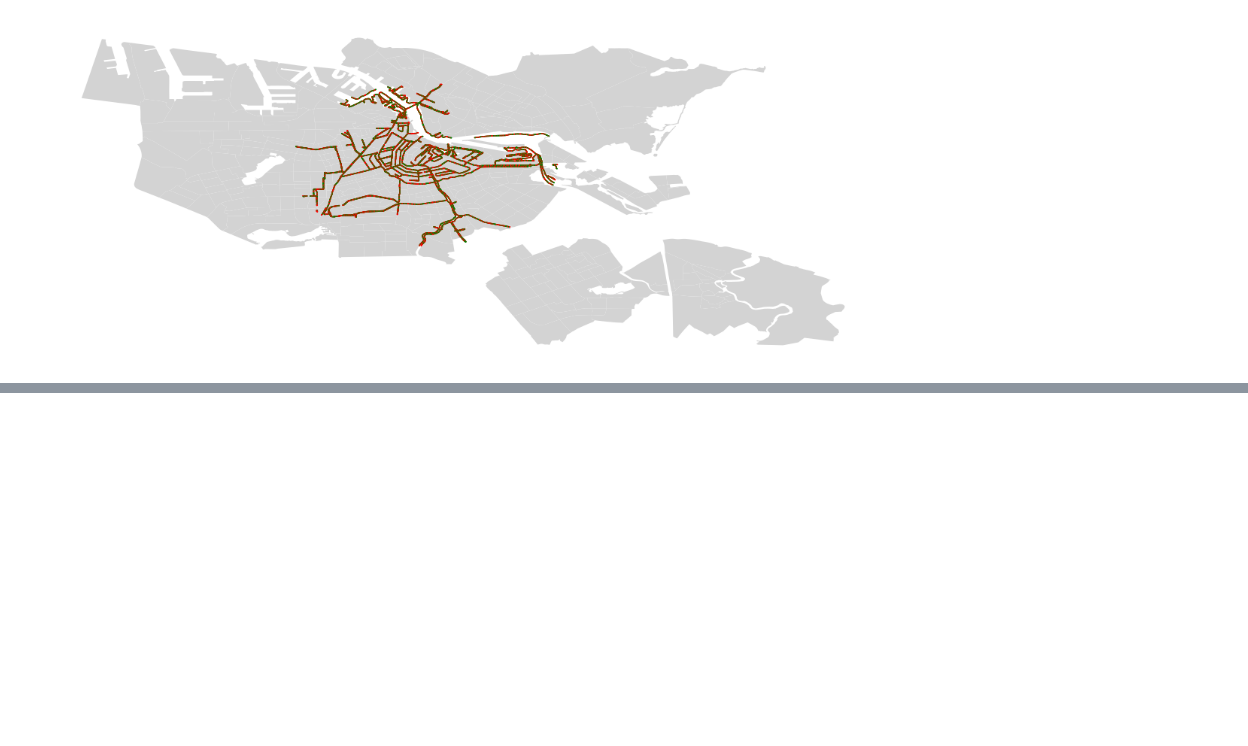
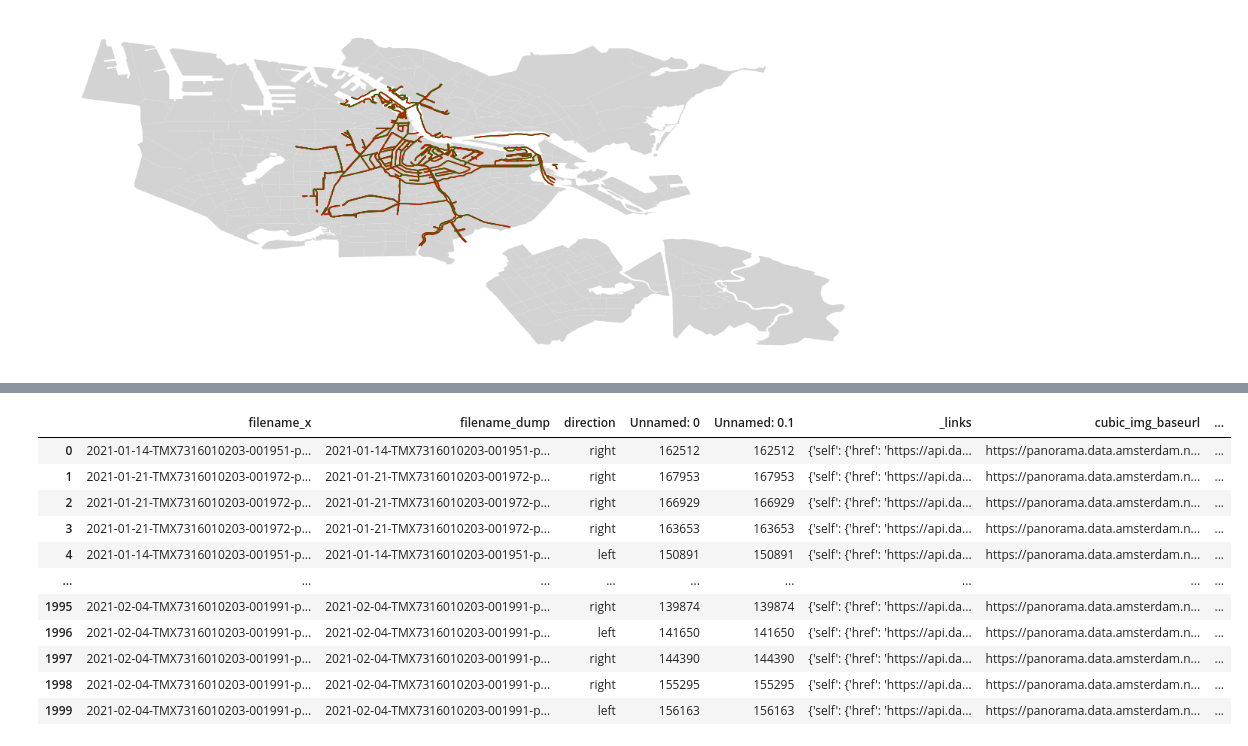
Before and after one commit to Amsterdam-Internships/Fence-Detection, a Jupyter notebook: notebooks/test-geopandas.ipynb, the cells around one changed output, grey strips where cells are left out. Cells and saved outputs as stored; diff of their text form; code cells hidden in the pictures; blank space fills up the shorter version.

```diff
--- a/notebooks/test-geopandas.ipynb
+++ b/notebooks/test-geopandas.ipynb
@@ -38,0 +43,3 @@ plt.show()
+# %%
+metadata = pd.DataFrame(os.listdir(os.path.join('..', 'data', 'fences-quays', 'images')), columns=['filename'])
+print(len(os.listdir(os.path.join('..', 'data', 'fences-quays', 'images'))))
@@ -38,0 +88,2 @@ plt.show()
+# %%
+metadata = metadata.merge(alldata, on='filename_dump')
@@ -38,0 +125,6 @@ plt.show()
+# %%
+def f(x, y):
+    return x.distance(y)
+
+for i, point in zip(metadata.location[metadata.Buurtcode == ''].index, metadata.location[metadata.Buurtcode == '']):
+    metadata['Buurtcode'].iloc[i] = gdf.iloc[gdf.geometry.apply(lambda x: f(x, point)).argmin()].Buurtcode
@@ -38,0 +163,8 @@ plt.show()
+# %%
+fpath = os.path.join('..', 'data', 'fences-quays', 'annotations', 'batch-json', 'annotations-6px-batch-1.json')
+
+with open(fpath, 'r') as f:
+    data = json.load(f)
+
+print(len(data['images']))
+print(len(set([ann['image_id'] for ann in data['annotations']])))
@@ -38,0 +192,53 @@ plt.show()
+# %%
+metadata = pd.DataFrame(os.listdir(os.path.join('..', 'data', 'fences-quays', 'images')), columns=['filename'])
+
+def f(x):
+    return f'{x[:-6]}{x[-4:]}'
+
+metadata['filename_dump'] = metadata['filename'].apply(f)
+
+def f(x):
+    if '-r' in x:
+        return 'right'
+    elif '-l' in x:
+        return 'left'
+
+metadata['direction'] = metadata['filename'].apply(f)
+
+alldata = pd.read_csv(os.path.join('..', 'data', '15000-water-images', 'metadata_with_new_filenames.csv'))
+
+def f(x):
+    return x.replace('-equirectangular-panorama_8000.jpg', '.jpg')
+
+alldata['filename_dump'] = alldata['filename_dump'].apply(f)
+
+metadata = metadata.merge(alldata, on='filename_dump')
+
+from shapely.geometry import Point
+
+def f(x, y):
+    return Point(x, y)
+
+metadata['location'] = metadata.apply(lambda x: f(x.lng, x.lat), axis=1)
+metadata = metadata.drop(['lng', 'lat'], axis=1)
+
+metadata['Buurtcode'] = ''
+
+for i, polygon in enumerate(gdf['geometry']):
+    booleans = gdp.GeoSeries(metadata['location']).within(polygon)
+
+    if len(booleans.value_counts()) > 1:
+        buurtcode = gdf['Buurtcode'].iloc[i]
+        idxs = booleans.index[booleans == True].tolist()
+        metadata['Buurtcode'][idxs] = buurtcode
+
+def f(x, y):
+    return x.distance(y)
+
+for i, point in zip(metadata.location[metadata.Buurtcode == ''].index, metadata.location[metadata.Buurtcode == '']):
+    metadata['Buurtcode'].iloc[i] = gdf.iloc[gdf.geometry.apply(lambda x: f(x, point)).argmin()].Buurtcode
+
+metadata = metadata.merge(gdf, on='Buurtcode')
+
+metadata
+# %% [output]
@@ -38,0 +262,12 @@ plt.show()
+|  | filename_x | filename_dump | direction | Unnamed: 0 | Unnamed: 0.1 | _links | cubic_img_baseurl | ... |
+| 0 | 2021-01-14-TMX7316010203-001951-p... | 2021-01-14-TMX7316010203-001951-p... | right | 162512 | 162512 | {'self': {'href': 'https://api.da... | https://panorama.data.amsterdam.n... | ... |
+| 1 | 2021-01-21-TMX7316010203-001972-p... | 2021-01-21-TMX7316010203-001972-p... | right | 167953 | 167953 | {'self': {'href': 'https://api.da... | https://panorama.data.amsterdam.n... | ... |
+| 2 | 2021-01-21-TMX7316010203-001972-p... | 2021-01-21-TMX7316010203-001972-p... | right | 166929 | 166929 | {'self': {'href': 'https://api.da... | https://panorama.data.amsterdam.n... | ... |
+| 3 | 2021-01-21-TMX7316010203-001972-p... | 2021-01-21-TMX7316010203-001972-p... | right | 163653 | 163653 | {'self': {'href': 'https://api.da... | https://panorama.data.amsterdam.n... | ... |
+| 4 | 2021-01-14-TMX7316010203-001951-p... | 2021-01-14-TMX7316010203-001951-p... | left | 150891 | 150891 | {'self': {'href': 'https://api.da... | https://panorama.data.amsterdam.n... | ... |
+| ... | ... | ... | ... | ... | ... | ... | ... | ... |
+| 1995 | 2021-02-04-TMX7316010203-001991-p... | 2021-02-04-TMX7316010203-001991-p... | right | 139874 | 139874 | {'self': {'href': 'https://api.da... | https://panorama.data.amsterdam.n... | ... |
+| 1996 | 2021-02-04-TMX7316010203-001991-p... | 2021-02-04-TMX7316010203-001991-p... | left | 141650 | 141650 | {'self': {'href': 'https://api.da... | https://panorama.data.amsterdam.n... | ... |
+| 1997 | 2021-02-04-TMX7316010203-001991-p... | 2021-02-04-TMX7316010203-001991-p... | right | 144390 | 144390 | {'self': {'href': 'https://api.da... | https://panorama.data.amsterdam.n... | ... |
+| 1998 | 2021-02-04-TMX7316010203-001991-p... | 2021-02-04-TMX7316010203-001991-p... | right | 155295 | 155295 | {'self': {'href': 'https://api.da... | https://panorama.data.amsterdam.n... | ... |
+| 1999 | 2021-02-04-TMX7316010203-001991-p... | 2021-02-04-TMX7316010203-001991-p... | left | 156163 | 156163 | {'self': {'href': 'https://api.da... | https://panorama.data.amsterdam.n... | ... |
```
Also changed, not shown: parts of 16 cells of this notebook, 24 other files.
